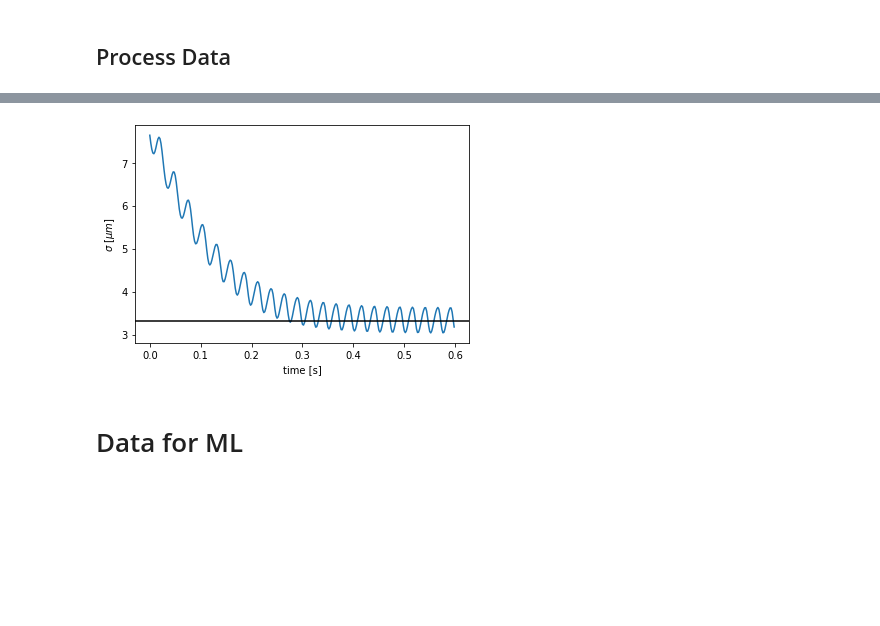
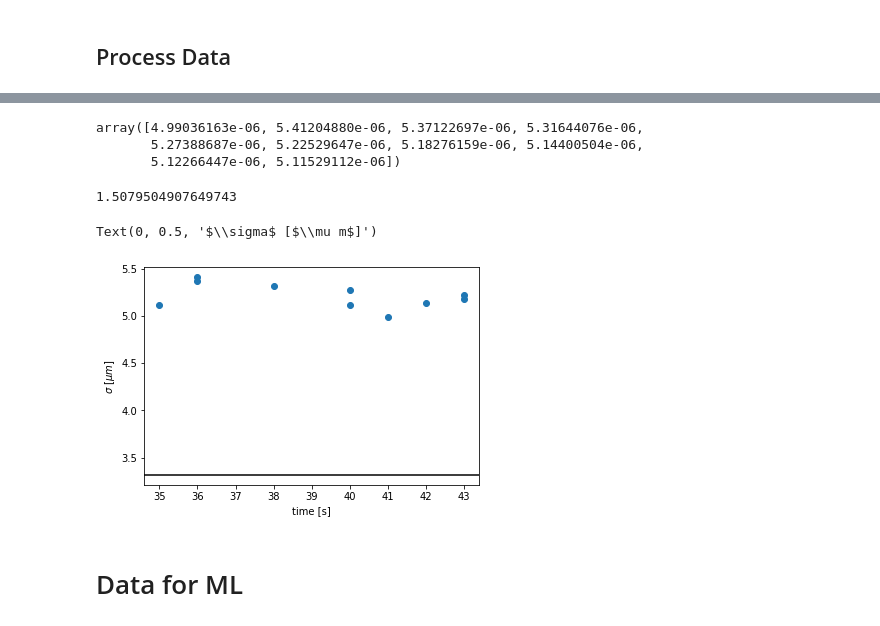
Before and after one commit to biswaroopmukherjee/condensate, a Jupyter notebook: notebooks/Rotini.ipynb, the cells around one changed output, grey strips where cells are left out. Drawn from its saved outputs; the diff is of its cells as text; code cells hidden in the pictures; blank space fills up the shorter version.

Commit message:
Improvements on rotini and the dockerfile

```diff
--- a/notebooks/Rotini.ipynb
+++ b/notebooks/Rotini.ipynb
@@ -178,0 +313,21 @@ def compute_rotini(stripPsi, rotiniSteps=250000, frames=50, noise=0.15, randomTi
+# %%
+def make_frame(cloud, savefig=None, plot=False):
+    smoothRotini = deepcopy(rotini)
+    relaxsteps = 50
+    smoothRotini.Psi = np.complex128(cloud.copy())
+    smoothRotini.env.rotating_frame(omegaR=[omega]*relaxsteps)
+    smoothRotini.env.absorbing_boundaries(strength=10, radius=1.2*e.fov/2)
+    smoothRotini.relax(steps=relaxsteps,dt=5e-5)
+    vorts, phase = phase_vortex_finder(smoothRotini.Psi,
+                                       blurthreshold=4,
+                                       rigidphase=13.6,
+                                   debug=False, returnPhase=True)
+    f, axarr = plt.subplots(figsize=(10,6), ncols=2)
+    axarr[0].imshow(np.abs(cloud)/1e4 + vorts, vmax=.35,vmin=0.03,cmap='inferno')
+    axarr[0].axis('off')
+    axarr[1].imshow(phase, cmap='bwr')
+    axarr[1].axis('off')
+    plt.tight_layout()
+    if savefig:
+        plt.savefig(savefig, dpi=150)
+    if not plot: plt.close()
@@ -178,0 +338,10 @@ def compute_rotini(stripPsi, rotiniSteps=250000, frames=50, noise=0.15, randomTi
+# %%
+with h5py.File('data/rotiniMovie.hdf5', 'r') as f:
+    dset = f['rotini']
+    for i in tqdm(range(142,len(dset))):
+        cloud = dset[i]
+        make_frame(cloud, plot=False, savefig=f'data/rotiniVortexTracked/rotini_{i:03d}.jpg')
+# %%
+with h5py.File('data/rotiniMovie.hdf5', 'r') as f:
+    dset = f['rotini']
+    print(np.mean(dset.attrs['times'] ))
@@ -208,12 +362,13 @@ def process_r1d(dset):
 columns = ['cloud', 'time', 'xprofile', 'gaussfit']
 gs = pd.DataFrame(columns=columns)
 
-with h5py.File('data/geometricsqueezing.hdf5', 'r') as f:
+with h5py.File('data/rotiniMovie.hdf5', 'r') as f:
     for name in tqdm(f):
         dset=f[name]
-        alltimes =  np.array(dset.attrs['time'])
-        for i in tqdm(range(len(dset)-1), leave=False):
-            cloud = rotate_crop(np.fliplr(dset[i]), viewx, viewy, 42.2)
+        alltimes =  np.array(dset.attrs['times'])
+
+        for i in tqdm(range(10), leave=False):
+            cloud = rotate_crop(np.fliplr(np.abs(dset[i])), viewx, viewy, 44.1)
             xprofile  =  np.sum(rotate_crop(cloud, viewx=350, viewy=150), axis=0)
             xprofilemax = np.max(xprofile)
             gaussfit,_ = curve_fit(gauss, x, xprofile, [0, xprofilemax, 6e-6])
@@ -242,12 +395,23 @@ gs.head()
+# %%
+np.array([abs(r[4][2]) for r in gs.itertuples()])
+# %% [output]
+array([4.99036163e-06, 5.41204880e-06, 5.37122697e-06, 5.31644076e-06,
+       5.27388687e-06, 5.22529647e-06, 5.18276159e-06, 5.14400504e-06,
+       5.12266447e-06, 5.11529112e-06])
+# %%
+5e-6 / (lb/np.sqrt(2))
+# %% [output]
+1.5079504907649743
 # %%
 widths = np.array([abs(r[4][2]) for r in gs.itertuples()])
-plt.plot(gs['time'], 1e6*widths)
+plt.plot(gs['time'], 1e6*widths,'o')
 plt.axhline(1e6*lb/np.sqrt(2),c='k')
 plt.xlabel('time [s]')
 plt.ylabel(r'$\sigma$ [$\mu m$]')
-plt.savefig('figures/rotini1d/widths.png')
+# plt.savefig('figures/rotini1d/widths.png')
 # %% [output]
+Text(0, 0.5, '$\\sigma$ [$\\mu m$]')
-[figure, old version]
+[figure, new version]
 # %% [markdown]
 # Data for ML
 # %% [markdown]
```
Also changed, not shown: parts of 30 cells of this notebook, 2 other files.
